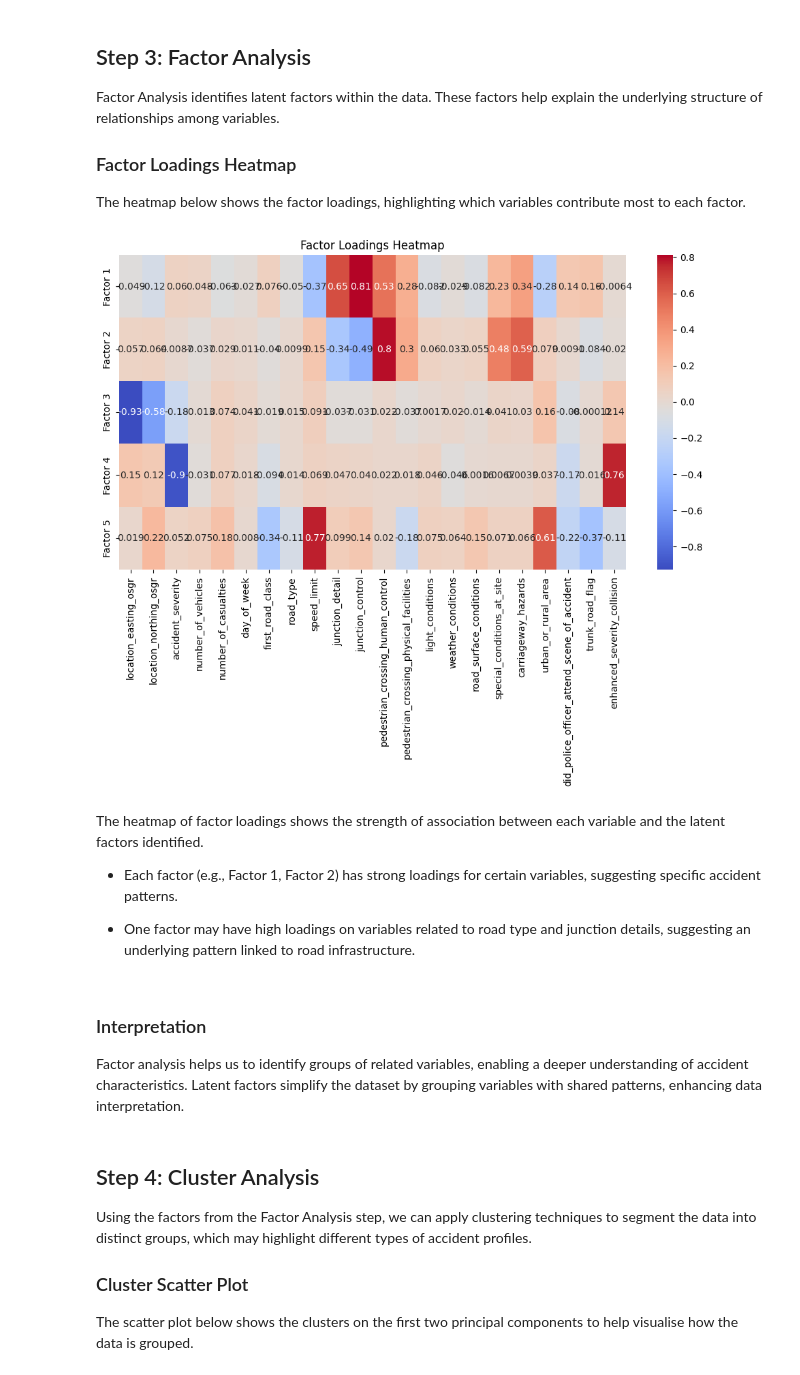
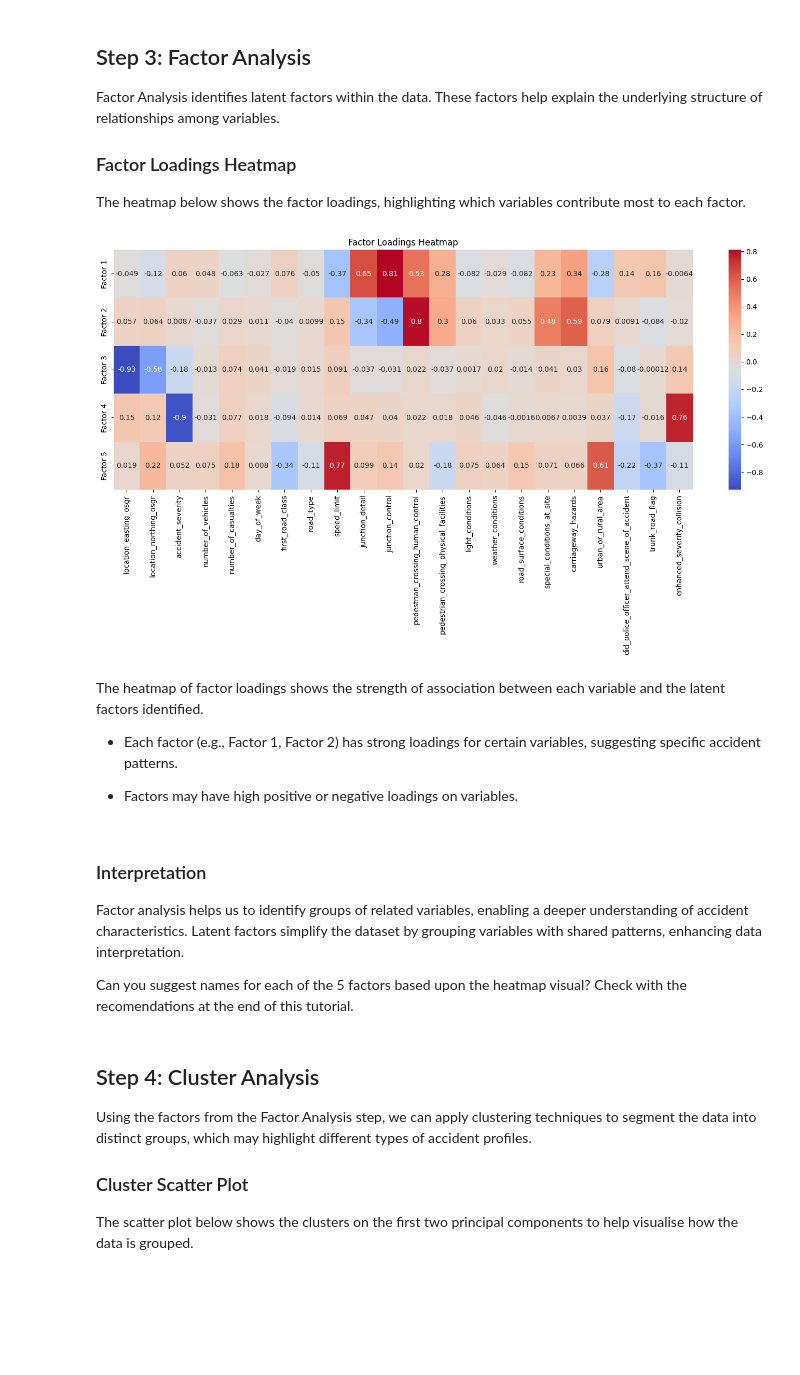
Before and after one commit to Corndel/DT503-Using-and-Presenting-Business-Intelligence, a Jupyter notebook: Week 3/DT503_3_Traffic_Accident_Data_Analysis_Complete.ipynb, the cells around one changed output. Saved outputs shown, nothing was run; the diff lists cells and outputs as text; code cells hidden in the pictures; blank space fills up the shorter version.

```diff
--- a/Week 3/DT503_3_Traffic_Accident_Data_Analysis_Complete.ipynb
+++ b/Week 3/DT503_3_Traffic_Accident_Data_Analysis_Complete.ipynb
@@ -123,23 +123,25 @@ factor_loadings = factor_analysis.components_
 # %%
 import seaborn as sns
 
 # Creating a heatmap of factor loadings
-plt.figure(figsize=(12, 6))
+plt.figure(figsize=(18, 6))
 sns.heatmap(factor_loadings, annot=True, cmap='coolwarm', yticklabels=[f'Factor {i+1}' for i in range(factor_loadings.shape[0])], xticklabels=numerical_columns)
 plt.title('Factor Loadings Heatmap')
 plt.show()
 # %% [output]
-[figure, old version]
+[figure, new version]
 # %% [markdown]
 The heatmap of factor loadings shows the strength of association between each variable and the latent factors identified.
 
 - Each factor (e.g., Factor 1, Factor 2) has strong loadings for certain variables, suggesting specific accident patterns.
 
-- One factor may have high loadings on variables related to road type and junction details, suggesting an underlying pattern linked to road infrastructure.
+- Factors may have high positive or negative loadings on variables.
 # %% [markdown]
 ### Interpretation
 
 Factor analysis helps us to identify groups of related variables, enabling a deeper understanding of accident characteristics. Latent factors simplify the dataset by grouping variables with shared patterns, enhancing data interpretation.
+
+Can you suggest names for each of the 5 factors based upon the heatmap visual? Check with the recomendations at the end of this tutorial.
 # %% [markdown]
 ## Step 4: Cluster Analysis
 Using the factors from the Factor Analysis step, we can apply clustering techniques to segment the data into distinct groups, which may highlight different types of accident profiles.
```
Also changed, not shown: parts of 1 cell of this notebook, 3 other files.
